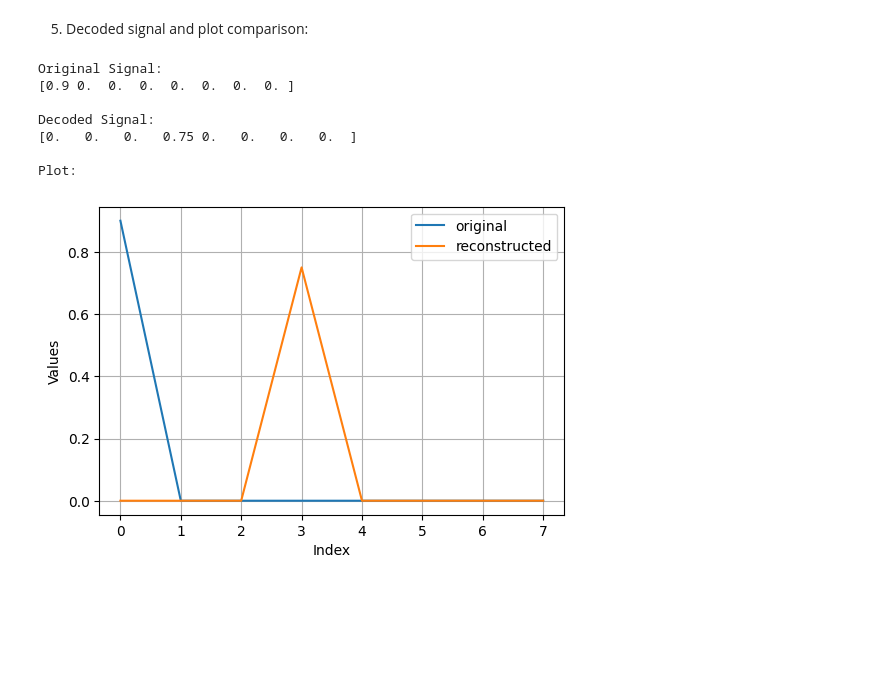
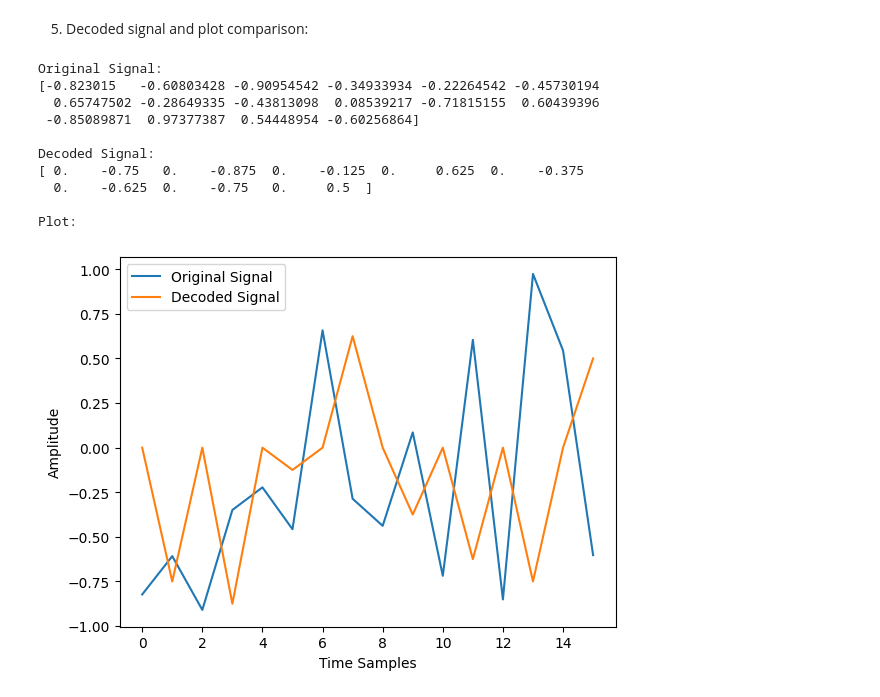
Before and after one commit to maria-aguado/quantum-audio-ios, a Jupyter notebook: final_version_effects/delay_nxm_effect_optimized.ipynb, the cells around one changed output. Saved outputs shown, nothing was run; the diff lists cells and outputs as text; code cells hidden in the pictures; blank space fills up the shorter version.

Commit message:
optimized delay updated with subplots cell

```diff
--- a/final_version_effects/delay_nxm_effect_optimized.ipynb
+++ b/final_version_effects/delay_nxm_effect_optimized.ipynb
@@ -9,13 +9,13 @@ from quantumaudio.tools import test_signal, plot
 from qiskit import QuantumCircuit, QuantumRegister, ClassicalRegister
 from qiskit.circuit.library import CDKMRippleCarryAdder
 from qiskit_aer import AerSimulator
-import numpy as np
+import matplotlib.pyplot as plt
 
 # Define backend
 backend = AerSimulator(method='statevector')
 
 # Define main variables
-delay = 3
+delay = 1
 # %% [markdown]
 2. Define functions to be used throughout the notebook:
 # %%
@@ -42,8 +42,8 @@ def how_many_dt_qubits(delay, time_qubits):
 3. Generate signal and encode it:
 # %%
 # Define amplitude and time registers
-time_qubits = 3  # number of qubits used to represent the time
-amp_qubits = 3  # number of qubits used to represent the amplitude
+time_qubits = 4  # number of qubits used to represent the time
+amp_qubits = 4  # number of qubits used to represent the amplitude
 time_reg = QuantumRegister(time_qubits, 'time')  # time register
 amp_reg = QuantumRegister(amp_qubits, 'amp')  # amplitude register
 
@@ -52,7 +52,7 @@ num_samples = 2**time_qubits
 
 # Import test signal
 signal = test_signal(num_channels=1, num_samples=num_samples)
-signal = np.array([0.9,0,0,0,0,0,0,0]) # handcrafted signal
+#signal = np.array([0.9,0,0,0,0,0,0,0]) # handcrafted signal
 print("Encoding scheme:")
 scheme = quantumaudio.load_scheme('qsm', qubit_depth=amp_qubits)  # load the QSM scheme
 encoding = scheme.encode(signal, verbose=0, measure=False)
@@ -141,20 +141,35 @@ Encoded Circuit with Delay & Measurements:
 # %% [markdown]
 5. Decoded signal and plot comparison:
 # %%
+# Decode the signal
 decoded_signal = scheme.decode(encoded_circuit, metadata={'qubit_shape':(time_qubits, amp_qubits),'num_samples':2**time_qubits}, backend=backend)
 
 print("\nOriginal Signal:")
 print(signal)
 print("\nDecoded Signal:")
 print(decoded_signal)
+
+# Plot the original and decoded signals
+plt.xlabel('Time Samples')
+plt.ylabel('Amplitude')
+
+# Draw on plot the signal and decoded signal
+# Curve for original signal
+plt.plot(signal, label='Original Signal')
+# Curve for decoded signal
+plt.plot(decoded_signal, label='Decoded Signal')
+plt.legend()
 print("\nPlot:")
-plot([signal, decoded_signal])
+plt.show()
 # %% [output]
 Original Signal:
-[0.9 0.  0.  0.  0.  0.  0.  0. ]
+[-0.823015   -0.60803428 -0.90954542 -0.34933934 -0.22264542 -0.45730194
+  0.65747502 -0.28649335 -0.43813098  0.08539217 -0.71815155  0.60439396
+ -0.85089871  0.97377387  0.54448954 -0.60256864]
 
 Decoded Signal:
-[0.   0.   0.   0.75 0.   0.   0.   0.  ]
+[ 0.    -0.75   0.    -0.875  0.    -0.125  0.     0.625  0.    -0.375
+  0.    -0.625  0.    -0.75   0.     0.5  ]
 
 Plot:
-[figure, old version]
+[figure, new version]
```
Also changed, not shown: parts of 3 cells of this notebook.
